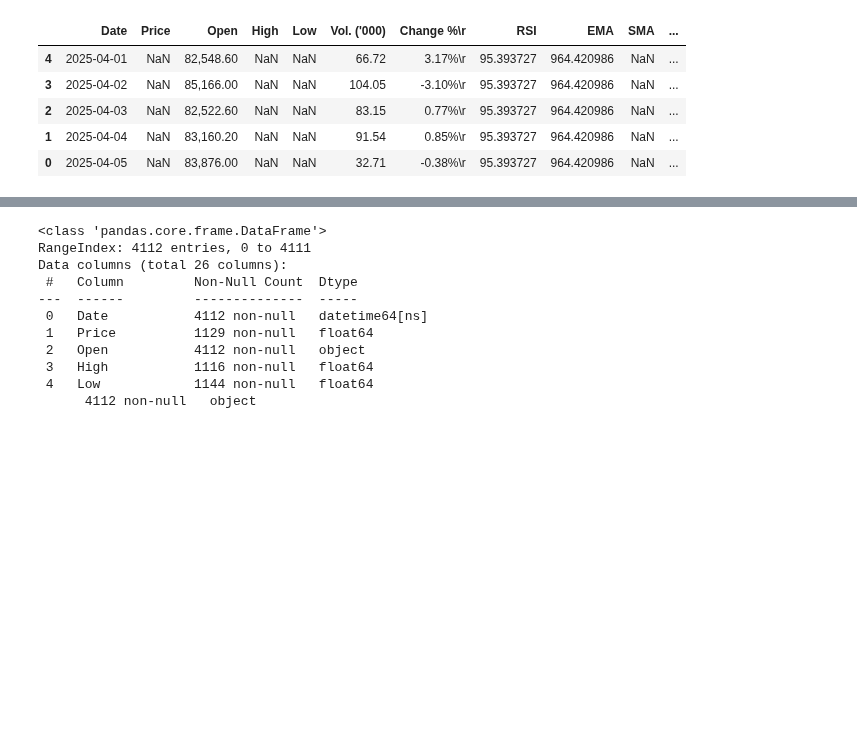
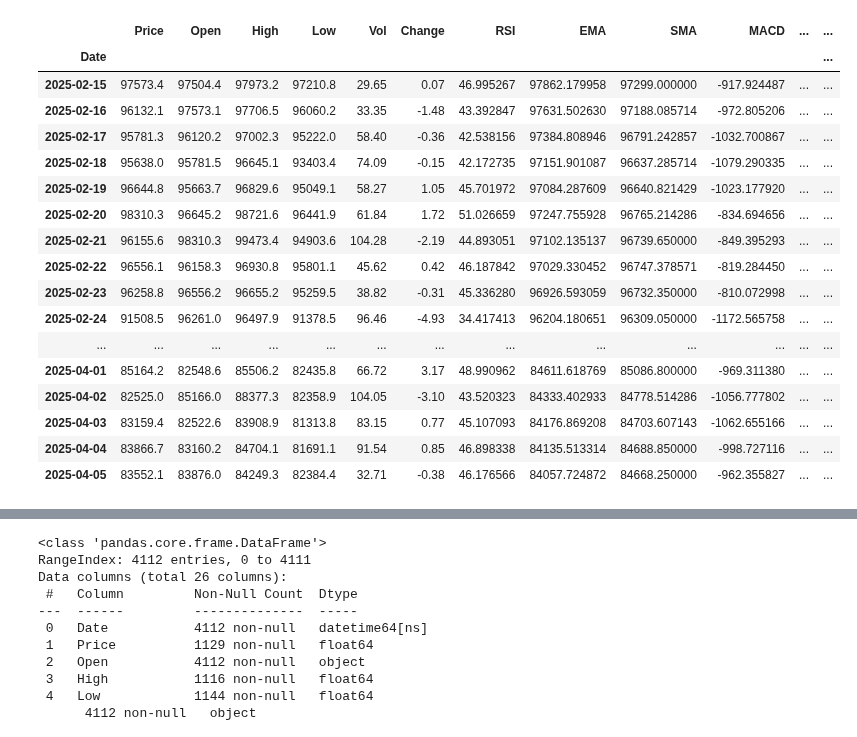
Before and after one commit to Rex-Chan99/Bitcoin_prediction, a Jupyter notebook: Master_dataset.ipynb, the cells around one changed output, grey strips where cells are left out. Drawn from its saved outputs; the diff is of its cells as text; code cells hidden in the pictures; blank space fills up the shorter version.

```diff
--- a/Master_dataset.ipynb
+++ b/Master_dataset.ipynb
@@ -54,4 +50,22 @@ btc_data = pd.DataFrame(btc_data)
 btc_data["Date"] = pd.to_datetime(btc_data["Date"], format="%m/%d/%Y")
 
 # 2. Sort the data by date in ascending order
+# 2. Set the "Date" column as the index
+btc_data.set_index("Date", inplace=True)
 btc_data.sort_values(by="Date", ascending=True, inplace=True)
+
+#3. rename to Vol
+btc_data.rename(columns={"Vol. ('000)": "Vol"}, inplace=True)
+btc_data.rename(columns={"Change %\r": "Change"}, inplace=True)
+
+# 4. Remove '%' from "Change %" and convert to numeric
+btc_data["Change"] = btc_data["Change"].str.replace("%", "").str.strip().astype(float)
+
+# 5. Convert numeric columns to proper types
+btc_data["Price"] = pd.to_numeric(btc_data["Price"], errors="coerce")
+btc_data["Open"] = pd.to_numeric(btc_data["Open"], errors="coerce")
+btc_data["High"] = pd.to_numeric(btc_data["High"], errors="coerce")
+btc_data["Low"] = pd.to_numeric(btc_data["Low"], errors="coerce")
+btc_data["Vol"] = pd.to_numeric(btc_data["Vol"], errors="coerce")
+
+btc_data.tail(5)
@@ -59,43 +81,83 @@ btc_data.sort_values(by="Date", ascending=True, inplace=True)
 # Calculate RSI, EMA, SMA, and MACD
 btc_data["RSI"] = ta.rsi(btc_data["Price"], length=14)  # Relative Strength Index
 btc_data["EMA"] = ta.ema(btc_data["Price"], length=14)  # Exponential Moving Average
 btc_data["SMA"] = ta.sma(btc_data["Price"], length=14)  # Simple Moving Average
 
-# Calculate MACD
+# Calculate MACD --------------------------------------------------------------------------------------
 macd = ta.macd(btc_data["Price"], fast=12, slow=26, signal=9)
 btc_data["MACD"] = macd["MACD_12_26_9"]
 btc_data["MACD_Signal"] = macd["MACDs_12_26_9"]
 btc_data["MACD_Hist"] = macd["MACDh_12_26_9"]
 
 # Categorical MACD - Buy (1) and Sell (0) signals
 btc_data["C_MACD"] = None  # Default to None (no signal)
 btc_data.loc[
     (btc_data["MACD"] > btc_data["MACD_Signal"]) &
     (btc_data["MACD"].shift(1) <= btc_data["MACD_Signal"].shift(1)),
     "C_MACD"] = 1  # Buy signal # Detect Buy Signal (Crossover Up)
 btc_data.loc[
     (btc_data["MACD"] <= btc_data["MACD_Signal"]) &
     (btc_data["MACD"].shift(1) > btc_data["MACD_Signal"].shift(1)),
     "C_MACD"] = 0  # Sell signal # Detect Sell Signal (Crossover Down)
 
-# Calculate Bollinger Bands
+# Calculate Bollinger Bands --------------------------------------------------------------------------------------
 bbands = ta.bbands(btc_data["Price"], length=20, std=2)
 btc_data["BB_Lower"] = bbands["BBL_20_2.0"]  # Lower Band
 btc_data["BB_Upper"] = bbands["BBU_20_2.0"]  # Upper Band
 btc_data["BB_Middle"] = bbands["BBM_20_2.0"]  # Middle Band
 
-# Categorical C_BB - Generate Buy and Sell Signals
-btc_data["C_BB"] = None  # Default to no signal
-btc_data.loc[btc_data["Price"] <= btc_data["BB_Lower"], "C_BB"] = 1  # Buy signal (oversold)
-btc_data.loc[btc_data["Price"] >= btc_data["BB_Upper"], "C_BB"] = 0  # Sell signal (overbought)
+# Initialize C_BB column (default to no signal)
+btc_data["C_BB"] = None
 
+# Generate Buy and Sell Signals based on Bollinger Band crossovers
+btc_data.loc[
+    (btc_data["Price"] < btc_data["BB_Lower"]) & (btc_data["Price"].shift(1) >= btc_data["BB_Lower"].shift(1)),
+    "C_BB"] = 1  # Buy signal (Price crosses below Lower Band)
+
+btc_data.loc[
+    (btc_data["Price"] > btc_data["BB_Upper"]) & (btc_data["Price"].shift(1) <= btc_data["BB_Upper"].shift(1)),
+    "C_BB"] = 0  # Sell signal (Price crosses above Upper Band)
+
+# Calculate ATR --------------------------------------------------------------------------------------
+btc_data["ATR"] = ta.atr(btc_data["High"], btc_data["Low"], btc_data["Price"], length=14)
+
+# Set Stop-Loss Levels (Example with Long Trade)
+atr_multiplier = 2
+btc_data["Stop_Loss_Long"] = btc_data["Price"] - (btc_data["ATR"] * atr_multiplier) #Stop-Loss for Buy (Long) Trade
+btc_data["Stop_Loss_Short"] = btc_data["Price"] + (btc_data["ATR"] * atr_multiplier) #Stop-Loss for Sell (Short) Trade
+
+# Calculate VWAP --------------------------------------------------------------------------------------
+btc_data["VWAP"] = ta.vwap(btc_data["High"], btc_data["Low"], btc_data["Price"], btc_data["Vol"])
+
+# Initialize the "C_VWAP" column
+btc_data["C_VWAP"] = None
+# Generate buy and sell signals based on VWAP crossover
+btc_data.loc[
+    (btc_data["Price"] > btc_data["VWAP"]) & (btc_data["Price"].shift(1) <= btc_data["VWAP"].shift(1)),
+    "C_VWAP"] = 1  # Buy signal (Price crosses above VWAP)
+
+btc_data.loc[
+    (btc_data["Price"] < btc_data["VWAP"]) & (btc_data["Price"].shift(1) >= btc_data["VWAP"].shift(1)),
+    "C_VWAP"] = 0  # Sell signal (Price crosses below VWAP)
 
 # Display the first few rows of the data with calculated indicators
-btc_data.tail()
+btc_data.tail(50)
 # %% [output]
-|  | Date | Price | Open | High | Low | Vol. ('000) | Change %\r | RSI | EMA | SMA | ... |
-| 4 | 2025-04-01 | NaN | 82,548.60 | NaN | NaN | 66.72 | 3.17%\r | 95.393727 | 964.420986 | NaN | ... |
-| 3 | 2025-04-02 | NaN | 85,166.00 | NaN | NaN | 104.05 | -3.10%\r | 95.393727 | 964.420986 | NaN | ... |
-| 2 | 2025-04-03 | NaN | 82,522.60 | NaN | NaN | 83.15 | 0.77%\r | 95.393727 | 964.420986 | NaN | ... |
-| 1 | 2025-04-04 | NaN | 83,160.20 | NaN | NaN | 91.54 | 0.85%\r | 95.393727 | 964.420986 | NaN | ... |
-| 0 | 2025-04-05 | NaN | 83,876.00 | NaN | NaN | 32.71 | -0.38%\r | 95.393727 | 964.420986 | NaN | ... |
+|  | Price | Open | High | Low | Vol | Change | RSI | EMA | SMA | MACD | ... | ... |
+| Date |  |  |  |  |  |  |  |  |  |  |  | ... |
+| 2025-02-15 | 97573.4 | 97504.4 | 97973.2 | 97210.8 | 29.65 | 0.07 | 46.995267 | 97862.179958 | 97299.000000 | -917.924487 | ... | ... |
+| 2025-02-16 | 96132.1 | 97573.1 | 97706.5 | 96060.2 | 33.35 | -1.48 | 43.392847 | 97631.502630 | 97188.085714 | -972.805206 | ... | ... |
+| 2025-02-17 | 95781.3 | 96120.2 | 97002.3 | 95222.0 | 58.40 | -0.36 | 42.538156 | 97384.808946 | 96791.242857 | -1032.700867 | ... | ... |
+| 2025-02-18 | 95638.0 | 95781.5 | 96645.1 | 93403.4 | 74.09 | -0.15 | 42.172735 | 97151.901087 | 96637.285714 | -1079.290335 | ... | ... |
+| 2025-02-19 | 96644.8 | 95663.7 | 96829.6 | 95049.1 | 58.27 | 1.05 | 45.701972 | 97084.287609 | 96640.821429 | -1023.177920 | ... | ... |
+| 2025-02-20 | 98310.3 | 96645.2 | 98721.6 | 96441.9 | 61.84 | 1.72 | 51.026659 | 97247.755928 | 96765.214286 | -834.694656 | ... | ... |
+| 2025-02-21 | 96155.6 | 98310.3 | 99473.4 | 94903.6 | 104.28 | -2.19 | 44.893051 | 97102.135137 | 96739.650000 | -849.395293 | ... | ... |
+| 2025-02-22 | 96556.1 | 96158.3 | 96930.8 | 95801.1 | 45.62 | 0.42 | 46.187842 | 97029.330452 | 96747.378571 | -819.284450 | ... | ... |
+| 2025-02-23 | 96258.8 | 96556.2 | 96655.2 | 95259.5 | 38.82 | -0.31 | 45.336280 | 96926.593059 | 96732.350000 | -810.072998 | ... | ... |
+| 2025-02-24 | 91508.5 | 96261.0 | 96497.9 | 91378.5 | 96.46 | -4.93 | 34.417413 | 96204.180651 | 96309.050000 | -1172.565758 | ... | ... |
+| ... | ... | ... | ... | ... | ... | ... | ... | ... | ... | ... | ... | ... |
+| 2025-04-01 | 85164.2 | 82548.6 | 85506.2 | 82435.8 | 66.72 | 3.17 | 48.990962 | 84611.618769 | 85086.800000 | -969.311380 | ... | ... |
+| 2025-04-02 | 82525.0 | 85166.0 | 88377.3 | 82358.9 | 104.05 | -3.10 | 43.520323 | 84333.402933 | 84778.514286 | -1056.777802 | ... | ... |
+| 2025-04-03 | 83159.4 | 82522.6 | 83908.9 | 81313.8 | 83.15 | 0.77 | 45.107093 | 84176.869208 | 84703.607143 | -1062.655166 | ... | ... |
+| 2025-04-04 | 83866.7 | 83160.2 | 84704.1 | 81691.1 | 91.54 | 0.85 | 46.898338 | 84135.513314 | 84688.850000 | -998.727116 | ... | ... |
+| 2025-04-05 | 83552.1 | 83876.0 | 84249.3 | 82384.4 | 32.71 | -0.38 | 46.176566 | 84057.724872 | 84668.250000 | -962.355827 | ... | ... |
```
Also changed, not shown: parts of 4 cells of this notebook.
